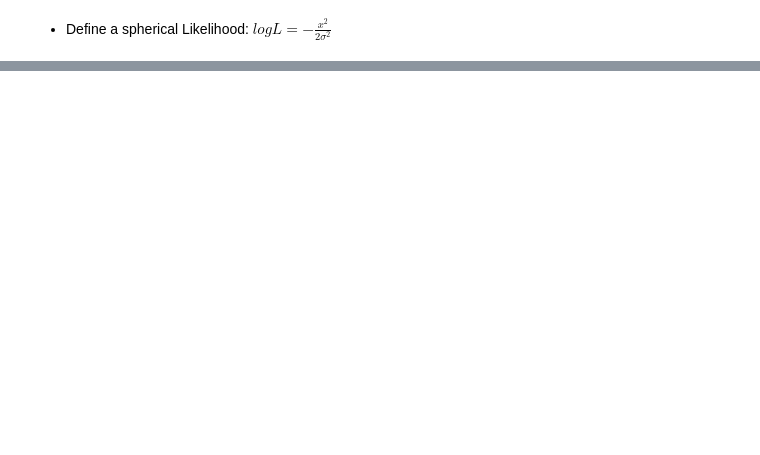
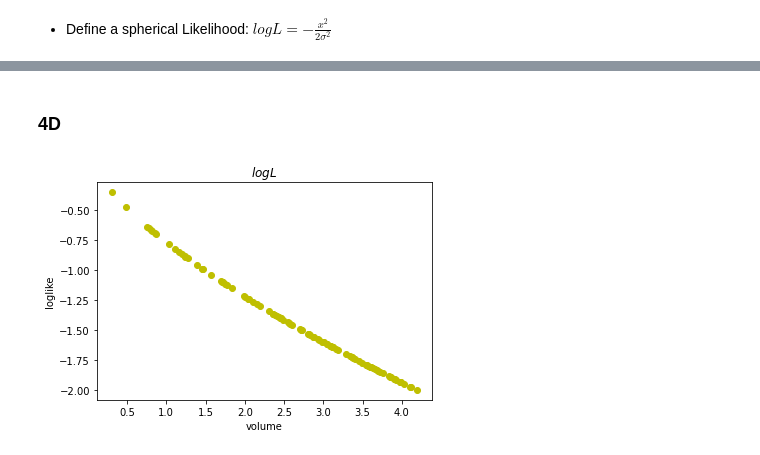
Before and after one commit to igomezv/nestedSampling, a Jupyter notebook: N-sphere.ipynb, the cells around one changed output, grey strips where cells are left out. Drawn from its saved outputs; the diff is of its cells as text; code cells hidden in the pictures; blank space fills up the shorter version.

```diff
--- a/N-sphere.ipynb
+++ b/N-sphere.ipynb
@@ -116,0 +190,22 @@ We want to find $L_max$ and $X_{max}$ -> Uniform(0, 1)
+# %% [markdown]
+### 4D
+# %%
+npoints = 100
+points5d = samplingNSphere(npoints, 5)
+likes5d = np.zeros((npoints, 1))
+
+for i, p in enumerate(points5d):
+    likes5d[i] = sphereLoglike(p)
+
+volumes5d = np.zeros((npoints, 1))
+
+for i, p in enumerate(points5d):
+    volumes5d[i] = sphereVolume(p)
+
+plt.scatter(volumes5d, likes5d, c='y')
+plt.xlabel("volume")
+plt.ylabel("loglike")
+plt.title("$log L $")
+plt.show()
+# %% [output]
+[figure, added]
```
Also changed, not shown: parts of 21 cells of this notebook.
